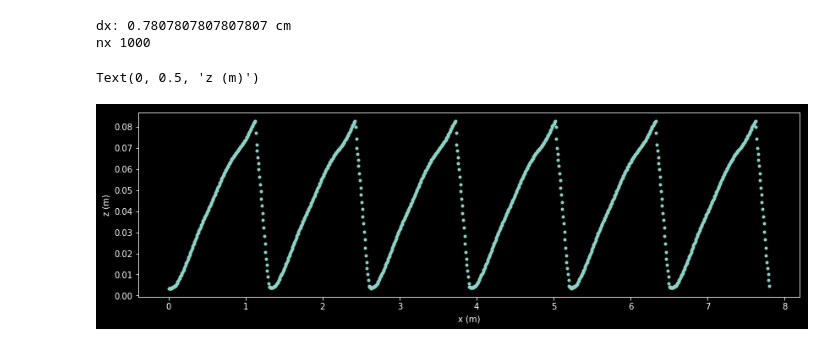
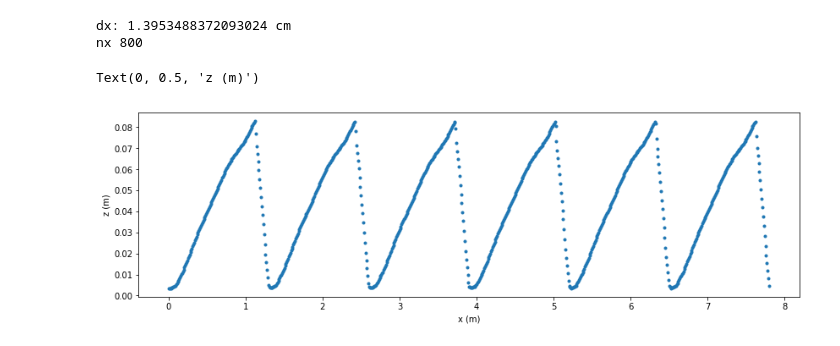
Before and after one commit to plgrover/pymorph, a Jupyter notebook: notebooks/Paper_3/2019-05-15 Model Runs on Dune 5.ipynb, the cells around one changed output. Cells and saved outputs as stored; diff of their text form; code cells hidden in the pictures.

```diff
--- a/notebooks/Paper_3/2019-05-15 Model Runs on Dune 5.ipynb
+++ b/notebooks/Paper_3/2019-05-15 Model Runs on Dune 5.ipynb
@@ -38,7 +38,7 @@ rc('animation', html='html5')
 %load_ext autoreload
 %autoreload 2
 %matplotlib inline
-plt.style.use(['dark_background'])
+#plt.style.use(['dark_background'])
 # %%
 filepath = 'dune_profile_dune5_repeated.txt'
 
@@ -62,34 +62,40 @@ def readFile(filepath, resolution_cells = 800):
                 z = float(values[1])
                 xs.append(x)
                 zs.append(z)
 
     xs = np.array(xs)
     zs = np.array(zs)
 
     #--------------------------------
     # Increase the resolution on the grid
     #--------------------------------
     xmax = xs.max()
     nx = len(xs)
     f = interp1d(xs, zs)
 
     xnew = np.linspace(0., xmax, num=resolution_cells)
     znew = f(xnew)
     return xnew, znew
 
-x0,z0 = readFile(filepath, resolution_cells = 1000)
+x0,z0 = readFile(filepath, resolution_cells = 800)
 
+'''z0slope = z0.copy()
 dx = x0[1] - x0[0]
+for i in range(len(z0)):
+    z0[i] = z0[i] - dx*( 1.26/1000. )'''
+
+
+
 
 print('dx: {0} cm'.format(dx*100.))
 print('nx {0}'.format(len(x0)))
 
 fig = plt.figure(figsize=(14, 4))
 plt.plot(x0,z0, '.')
 plt.xlabel('x (m)')
 plt.ylabel('z (m)')
 # %% [output]
-dx: 0.7807807807807807 cm
-nx 1000
+dx: 1.3953488372093024 cm
+nx 800
 Text(0, 0.5, 'z (m)')
-[figure, old version]
+[figure, new version]
```
Also changed, not shown: parts of 12 cells of this notebook, 5 other files.
